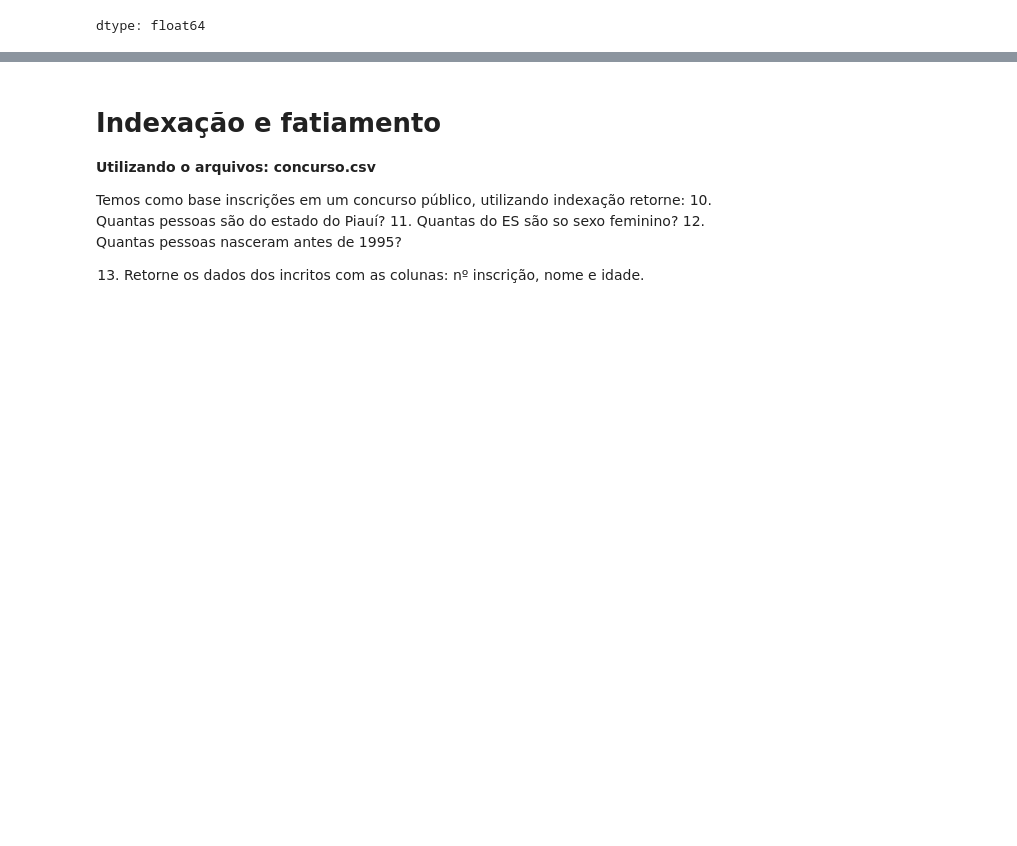
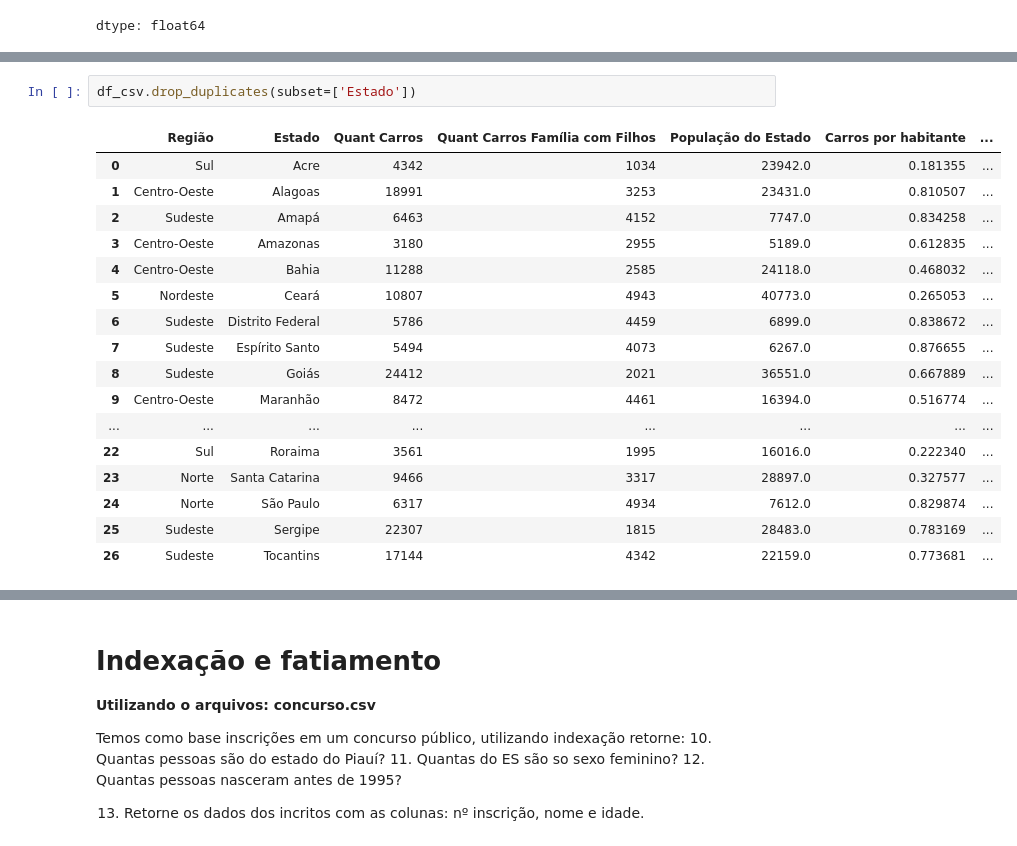
Before and after one commit to dsreliete/Womakerscode-DA-colabs, a Jupyter notebook: [Notebook]_Python_para_Dados_Pandas.ipynb, the cells around one changed output, grey strips where cells are left out. Drawn from its saved outputs; the diff is of its cells as text; blank space fills up the shorter version.

```diff
--- a/[Notebook]_Python_para_Dados_Pandas.ipynb
+++ b/[Notebook]_Python_para_Dados_Pandas.ipynb
@@ -246,0 +341,20 @@ df_estado.head()
+# %%
+df_csv.drop_duplicates(subset=['Estado'])
+# %% [output]
+|  | Região | Estado | Quant Carros | Quant Carros Família com Filhos | População do Estado | Carros por habitante | ... |
+| 0 | Sul | Acre | 4342 | 1034 | 23942.0 | 0.181355 | ... |
+| 1 | Centro-Oeste | Alagoas | 18991 | 3253 | 23431.0 | 0.810507 | ... |
+| 2 | Sudeste | Amapá | 6463 | 4152 | 7747.0 | 0.834258 | ... |
+| 3 | Centro-Oeste | Amazonas | 3180 | 2955 | 5189.0 | 0.612835 | ... |
+| 4 | Centro-Oeste | Bahia | 11288 | 2585 | 24118.0 | 0.468032 | ... |
+| 5 | Nordeste | Ceará | 10807 | 4943 | 40773.0 | 0.265053 | ... |
+| 6 | Sudeste | Distrito Federal | 5786 | 4459 | 6899.0 | 0.838672 | ... |
+| 7 | Sudeste | Espírito Santo | 5494 | 4073 | 6267.0 | 0.876655 | ... |
+| 8 | Sudeste | Goiás | 24412 | 2021 | 36551.0 | 0.667889 | ... |
+| 9 | Centro-Oeste | Maranhão | 8472 | 4461 | 16394.0 | 0.516774 | ... |
+| ... | ... | ... | ... | ... | ... | ... | ... |
+| 22 | Sul | Roraima | 3561 | 1995 | 16016.0 | 0.222340 | ... |
+| 23 | Norte | Santa Catarina | 9466 | 3317 | 28897.0 | 0.327577 | ... |
+| 24 | Norte | São Paulo | 6317 | 4934 | 7612.0 | 0.829874 | ... |
+| 25 | Sudeste | Sergipe | 22307 | 1815 | 28483.0 | 0.783169 | ... |
+| 26 | Sudeste | Tocantins | 17144 | 4342 | 22159.0 | 0.773681 | ... |
```
Also changed, not shown: parts of 21 cells of this notebook.
